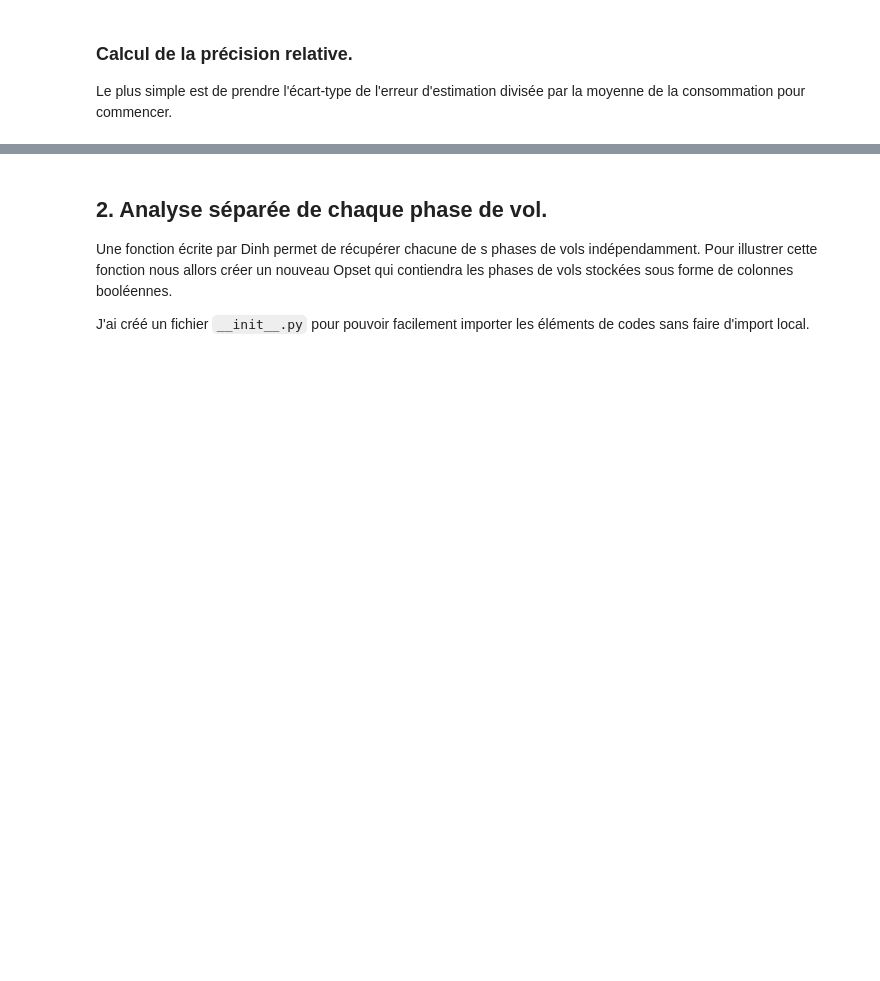
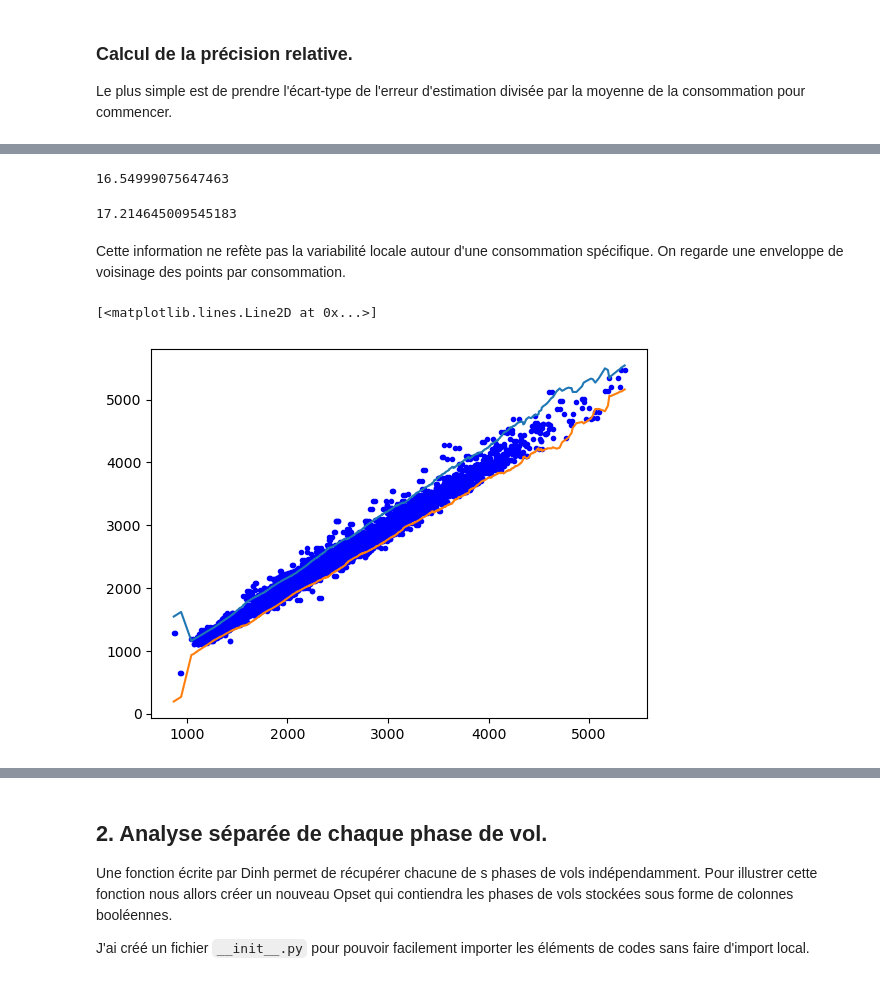
Before and after one commit to jee51/M2DProjet2324, a Jupyter notebook: notebooks/conso_fuel_globale.ipynb, the cells around one changed output, grey strips where cells are left out. Cells and saved outputs as stored; diff of their text form; code cells hidden in the pictures; blank space fills up the shorter version.

Commit message:
Estimation d'une précision globale

```diff
--- a/notebooks/conso_fuel_globale.ipynb
+++ b/notebooks/conso_fuel_globale.ipynb
@@ -135,3 +136,7 @@ Notons que sur cette image nous observons un écart de plus de 1000 litres de ca
 ### Calcul de la précision relative.
 
 Le plus simple est de prendre l'écart-type de l'erreur d'estimation divisée par la moyenne de la consommation pour commencer.
+# %%
+model = smf.ols("Conso ~ Leg", data=dft)
+res = model.fit()
+print(res.summary())
@@ -137,0 +161,34 @@ Le plus simple est de prendre l'écart-type de l'erreur d'estimation divisée pa
+# %%
+x = dft['Leg']
+y = dft['Conso'].values
+hy = res.predict()
+100*2*1.96*(np.std(hy-y))/np.mean(y)
+# %% [output]
+16.54999075647463
+# %%
+dy = hy-y
+(100*np.diff(np.percentile(dy,[2.5, 97.5]))/np.mean(y)).item()
+# %% [output]
+17.214645009545183
+# %% [markdown]
+Cette information ne refète pas la variabilité locale autour d'une consommation spécifique.
+On regarde une enveloppe de voisinage des points par consommation.
+# %%
+w = 100 #(précision de 100l)
+up = np.zeros(len(y))
+dn = np.zeros(len(y))
+st = np.zeros(len(y))
+dy = hy-y
+for i, yy in enumerate(y):
+    j = np.argwhere(np.abs(y-yy)<=w)
+    st[i] = np.std(dy[j])
+    up[i] = np.max(dy[j])
+    dn[i] = np.min(dy[j])
+# %%
+i = np.argsort(y)
+plt.plot(y[i],hy[i],'b.')
+plt.plot(y[i], y[i]+1.96*st[i])
+plt.plot(y[i], y[i]-1.96*st[i])
+# %% [output]
+[<matplotlib.lines.Line2D at 0x...>]
+[figure, added]
```
Also changed, not shown: parts of 13 cells of this notebook.
